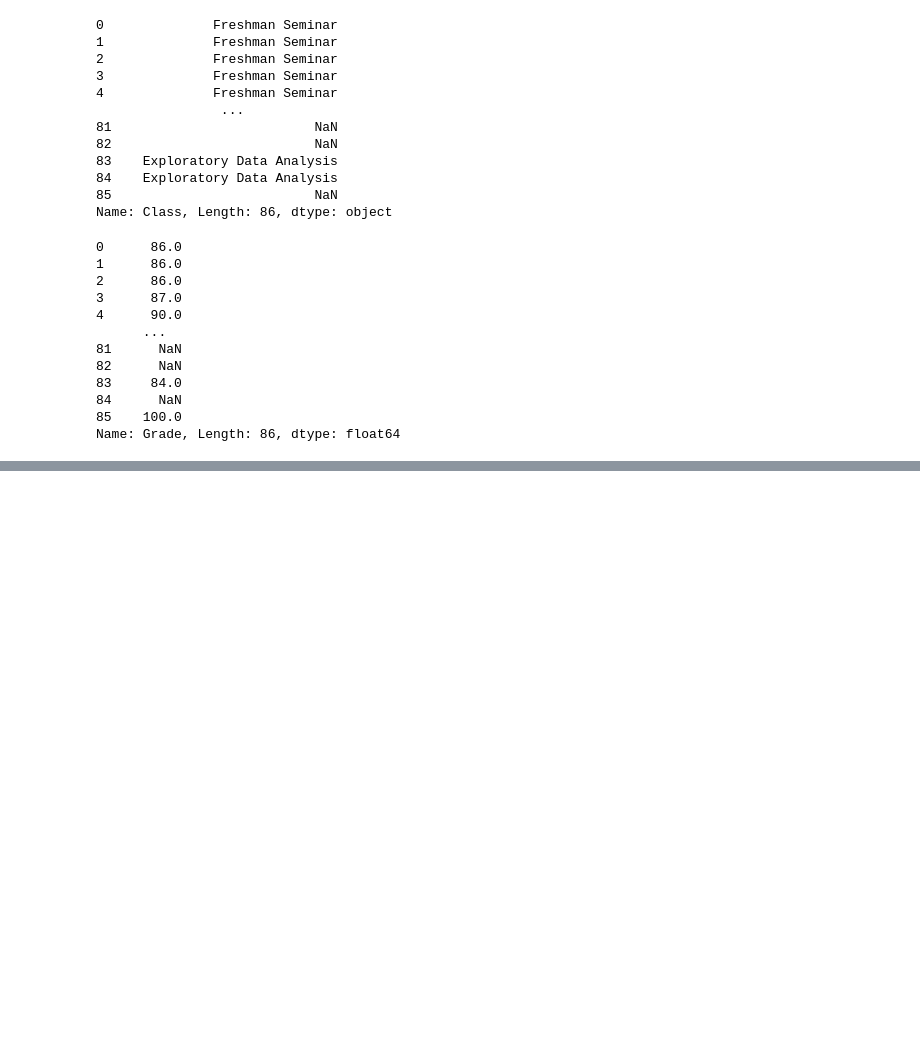
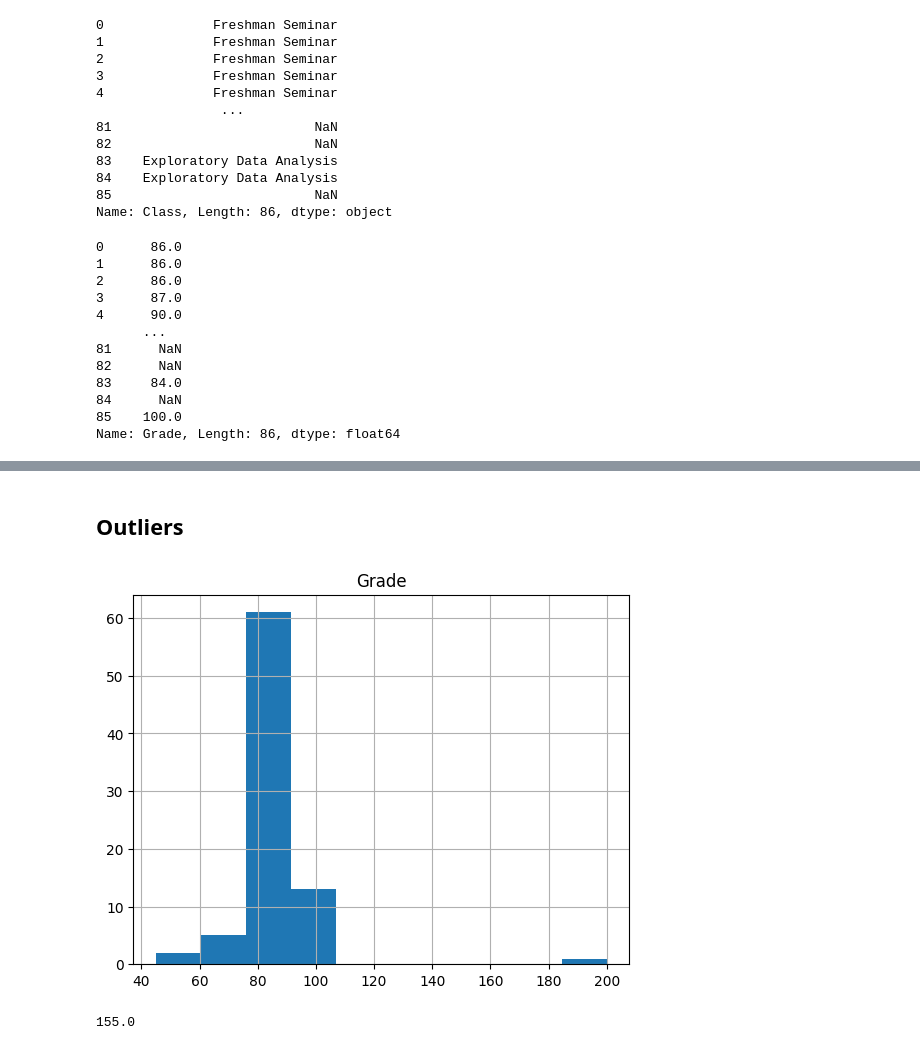
Before and after one commit to Jdalarmi/DataScience, a Jupyter notebook: app/Exploratory_Data_Analysis/practice_pyetl.ipynb, the cells around one changed output, grey strips where cells are left out. Drawn from its saved outputs; the diff is of its cells as text; code cells hidden in the pictures; blank space fills up the shorter version.

```diff
--- a/app/Exploratory_Data_Analysis/practice_pyetl.ipynb
+++ b/app/Exploratory_Data_Analysis/practice_pyetl.ipynb
@@ -71,0 +83,2 @@ Error:
+# %%
+df_grades = pd.read_excel('../My_Datas/Data/Student Grades.xlsx')
@@ -71,0 +136,12 @@ Error:
+# %%
+df_grades.reset_index(drop=True, inplace=True)
+# %% [markdown]
+## Outliers
+# %%
+df_grades.hist();
+# %% [output]
+[figure, added]
+# %%
+df_grades.Grade.max() - df_grades.Grade.min()
+# %% [output]
+155.0
```
Also changed, not shown: parts of 13 cells of this notebook, 1 other file.
